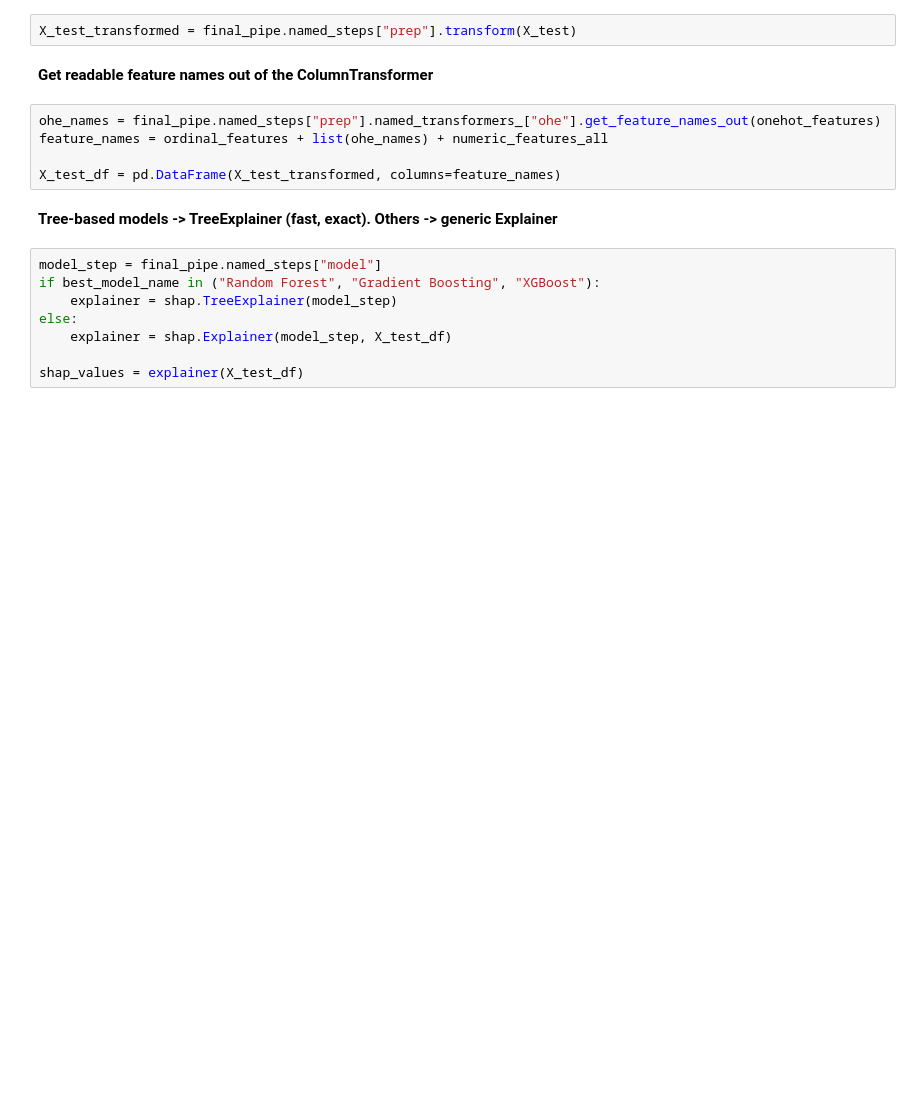
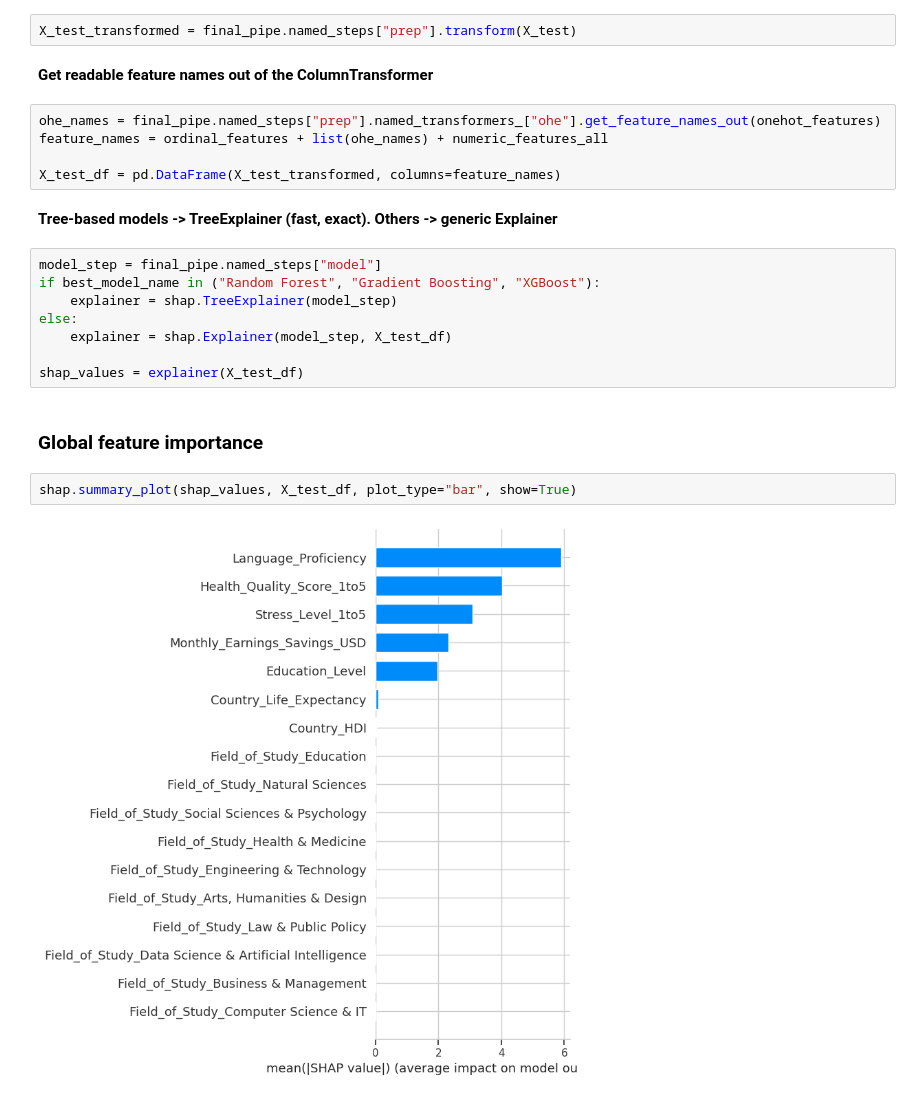
Before and after one commit to jannatul-fredaues/Global-Human-Development-Index-with-Explainable-AI, a Jupyter notebook: Prepossing/Student part/ghdi-student-part.ipynb, the cells around one changed output. Saved outputs shown, nothing was run; the diff lists cells and outputs as text; blank space fills up the shorter version.

```diff
--- a/Prepossing/Student part/ghdi-student-part.ipynb
+++ b/Prepossing/Student part/ghdi-student-part.ipynb
@@ -375,3 +375,9 @@ else:
     explainer = shap.Explainer(model_step, X_test_df)
 
 shap_values = explainer(X_test_df)
+# %% [markdown]
+### Global feature importance
+# %%
+shap.summary_plot(shap_values, X_test_df, plot_type="bar", show=True)
+# %% [output]
+[figure, added]
```
